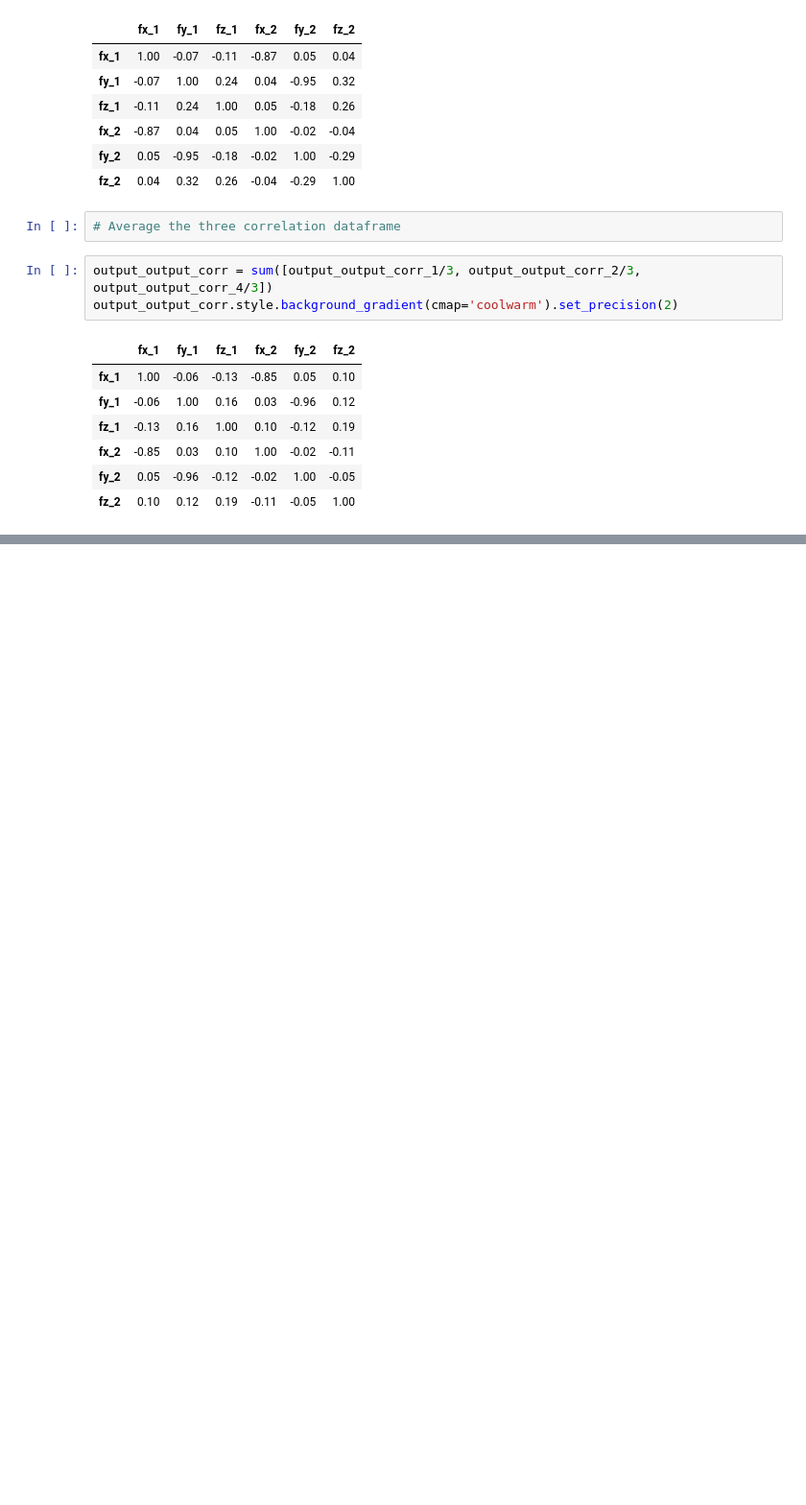
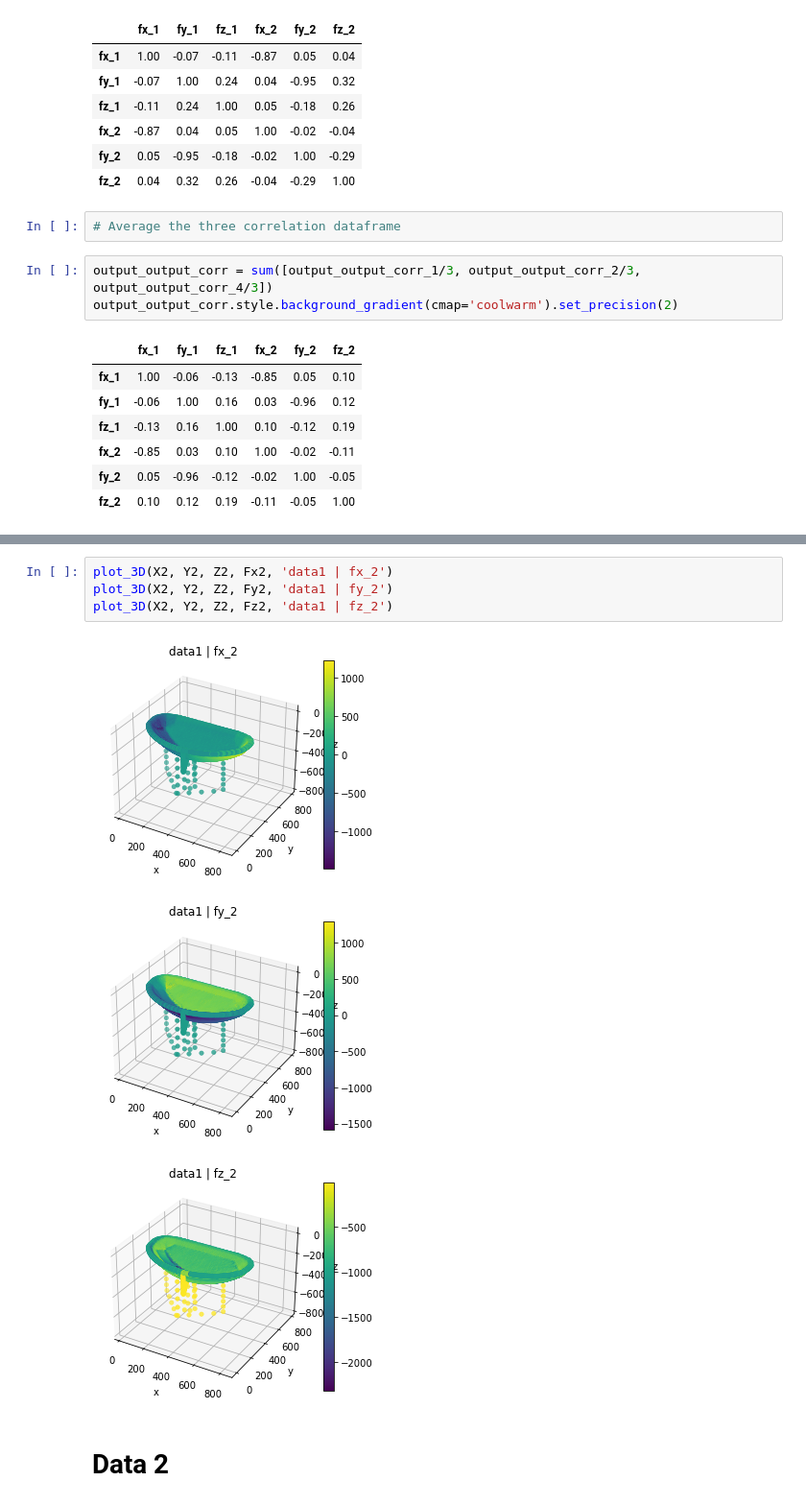
Before and after one commit to aumyfarhan/robot_force_prediction, a Jupyter notebook: Exploratory_Data_Analysis.ipynb, the cells around one changed output, grey strips where cells are left out. Shown at 96% size. Drawn from its saved outputs; the diff is of its cells as text; blank space fills up the shorter version.

```diff
--- a/Exploratory_Data_Analysis.ipynb
+++ b/Exploratory_Data_Analysis.ipynb
@@ -355,0 +408,10 @@ sns.pairplot(data_1[feature_columns[:6]])
+# %%
+plot_3D(X2, Y2, Z2, Fx2, 'data1 | fx_2')
+plot_3D(X2, Y2, Z2, Fy2, 'data1 | fy_2')
+plot_3D(X2, Y2, Z2, Fz2, 'data1 | fz_2')
+# %% [output]
+[figure, added]
+[figure, added]
+[figure, added]
+# %% [markdown]
+# Data 2
```
Also changed, not shown: parts of 41 cells of this notebook.
